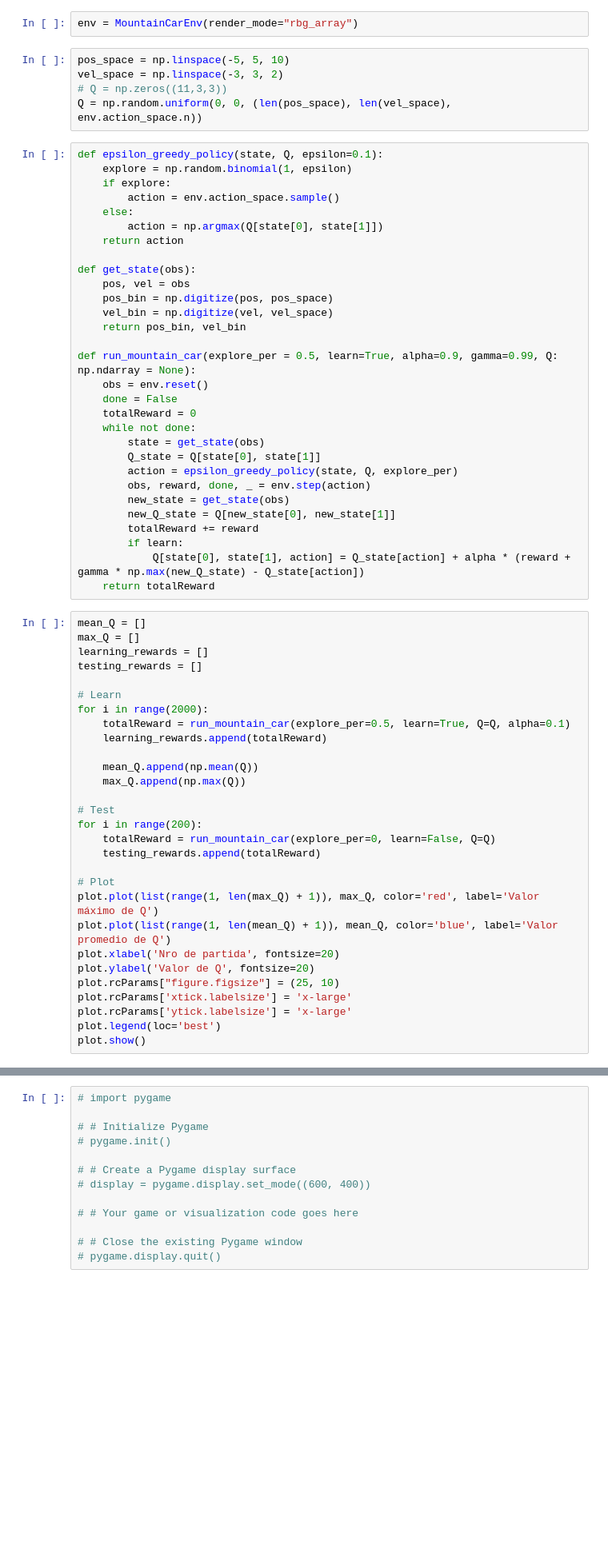
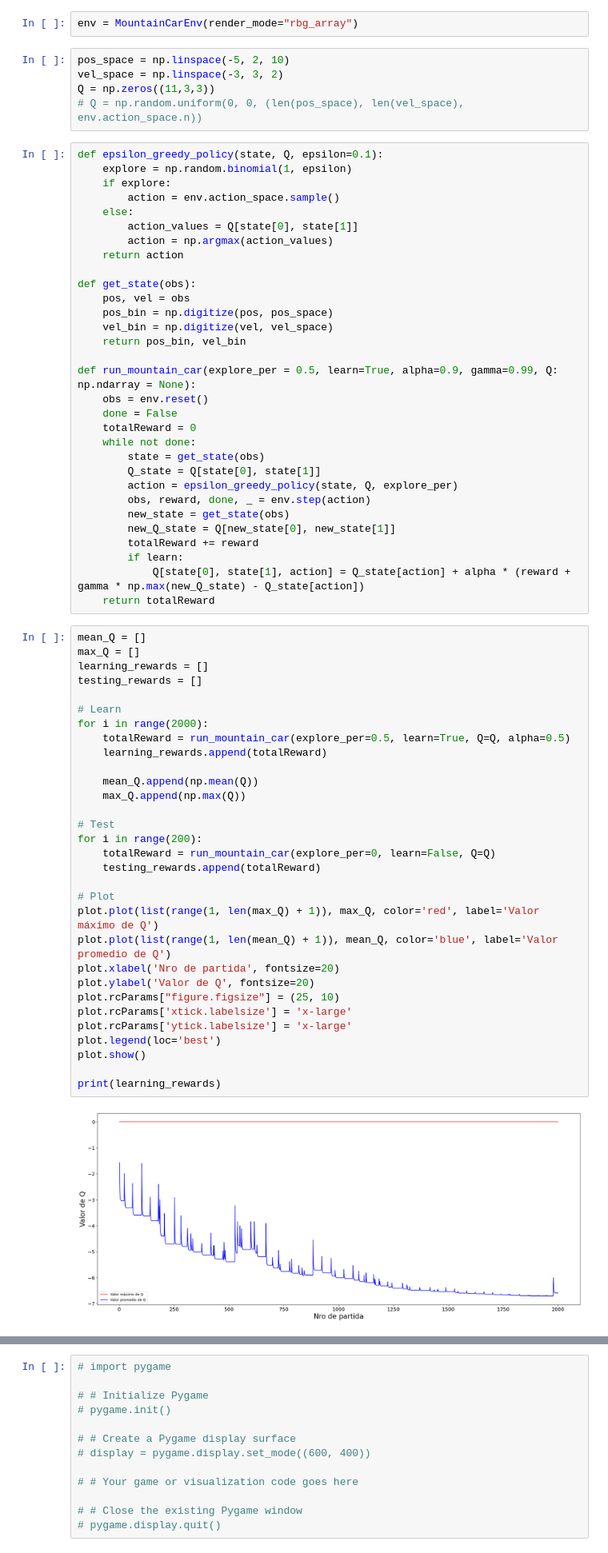
Before and after one commit to nicoandreoli2000/obligatorio-ia, a Jupyter notebook: MountainCar/mountaincar.ipynb, the cells around one changed output, grey strips where cells are left out. Shown at 80% size. Drawn from its saved outputs; the diff is of its cells as text; blank space fills up the shorter version.

```diff
--- a/MountainCar/mountaincar.ipynb
+++ b/MountainCar/mountaincar.ipynb
@@ -5,17 +5,18 @@ import matplotlib.pyplot as plot
 # %%
 env = MountainCarEnv(render_mode="rbg_array")
 # %%
-pos_space = np.linspace(-5, 5, 10)
+pos_space = np.linspace(-5, 2, 10)
 vel_space = np.linspace(-3, 3, 2)
-# Q = np.zeros((11,3,3))
-Q = np.random.uniform(0, 0, (len(pos_space), len(vel_space), env.action_space.n))
+Q = np.zeros((11,3,3))
+# Q = np.random.uniform(0, 0, (len(pos_space), len(vel_space), env.action_space.n))
 # %%
 def epsilon_greedy_policy(state, Q, epsilon=0.1):
     explore = np.random.binomial(1, epsilon)
     if explore:
         action = env.action_space.sample()
     else:
-        action = np.argmax(Q[state[0], state[1]])
+        action_values = Q[state[0], state[1]]
+        action = np.argmax(action_values)
     return action
 
 def get_state(obs):
@@ -42,29 +43,33 @@ def run_mountain_car(explore_per = 0.5, learn=True, alpha=0.9, gamma=0.99, Q: np
 # %%
 mean_Q = []
 max_Q = []
 learning_rewards = []
 testing_rewards = []
 
 # Learn
 for i in range(2000):
-    totalReward = run_mountain_car(explore_per=0.5, learn=True, Q=Q, alpha=0.1)
+    totalReward = run_mountain_car(explore_per=0.5, learn=True, Q=Q, alpha=0.5)
     learning_rewards.append(totalReward)
 
     mean_Q.append(np.mean(Q))
     max_Q.append(np.max(Q))
 
 # Test
 for i in range(200):
     totalReward = run_mountain_car(explore_per=0, learn=False, Q=Q)
     testing_rewards.append(totalReward)
 
 # Plot
 plot.plot(list(range(1, len(max_Q) + 1)), max_Q, color='red', label='Valor máximo de Q')
 plot.plot(list(range(1, len(mean_Q) + 1)), mean_Q, color='blue', label='Valor promedio de Q')
 plot.xlabel('Nro de partida', fontsize=20)
 plot.ylabel('Valor de Q', fontsize=20)
 plot.rcParams["figure.figsize"] = (25, 10)
 plot.rcParams['xtick.labelsize'] = 'x-large'
 plot.rcParams['ytick.labelsize'] = 'x-large'
 plot.legend(loc='best')
 plot.show()
+
+print(learning_rewards)
+# %% [output]
+[figure, added]
```
Also changed, not shown: parts of 3 cells of this notebook.
